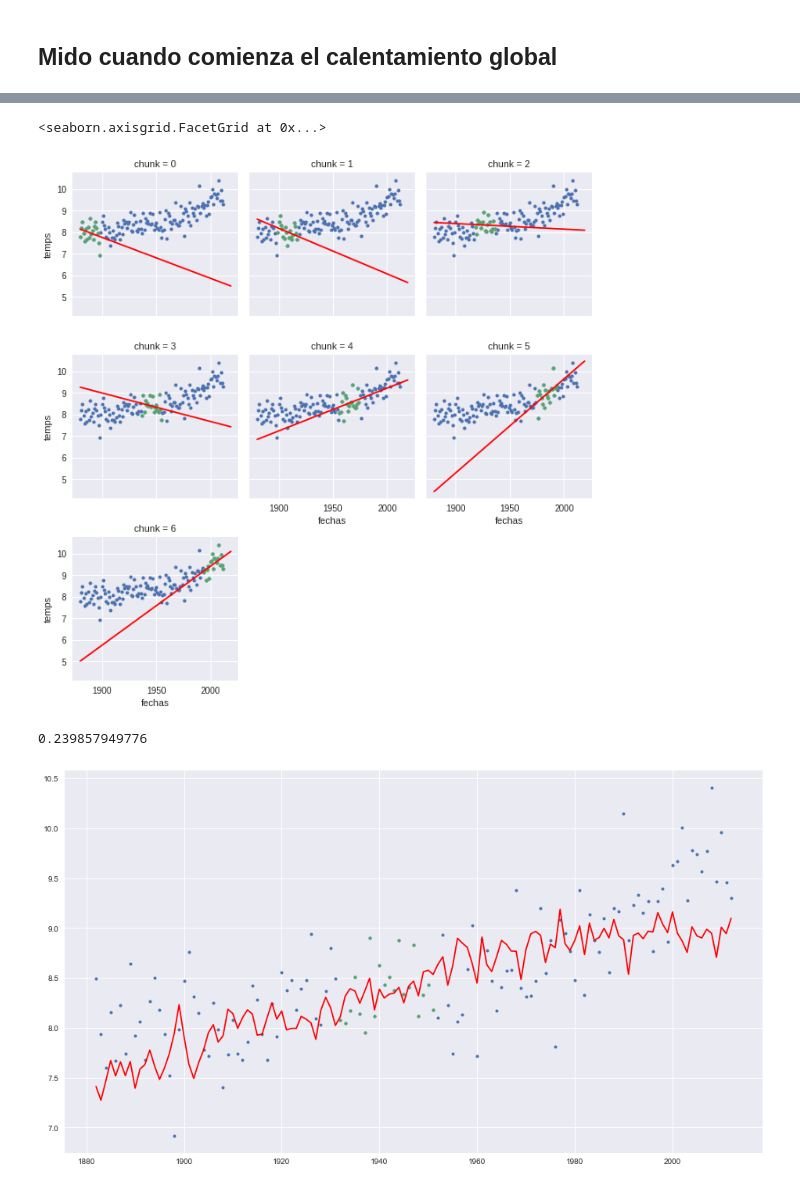
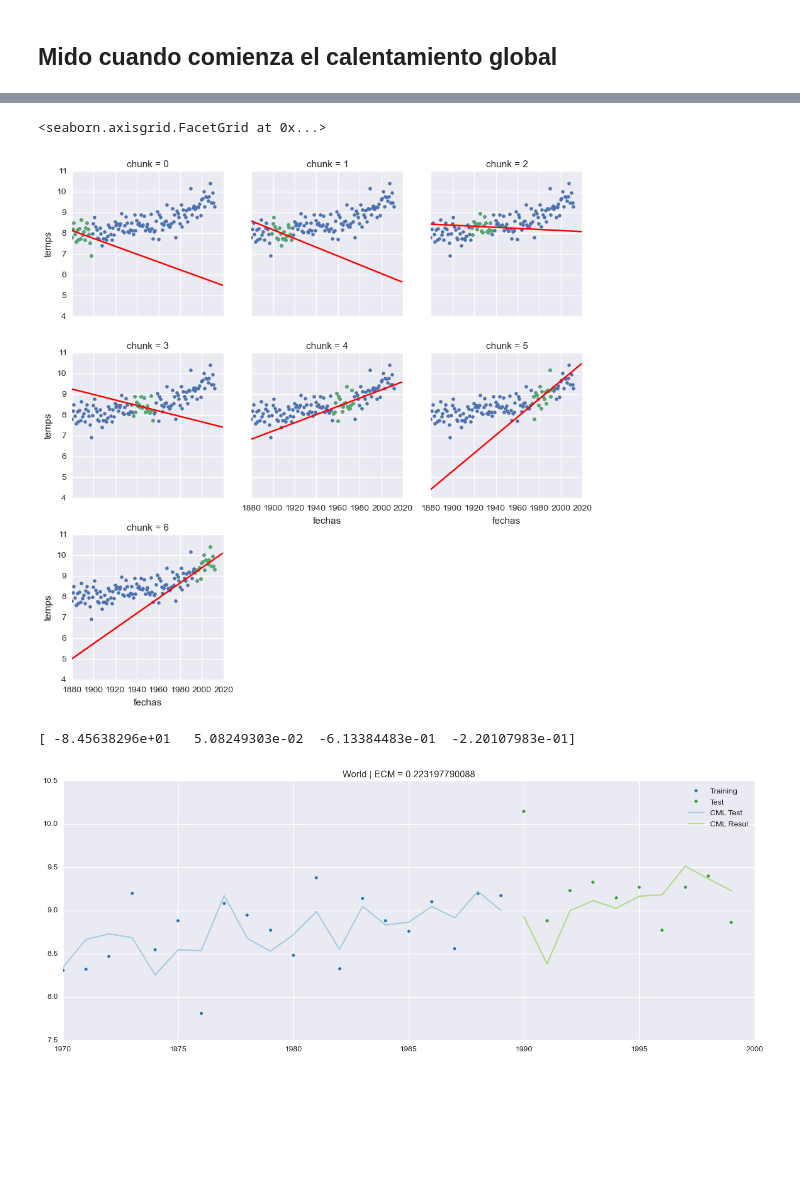
Before and after one commit to smcsicardi/metnum-tp3, a Jupyter notebook: world temperature least squares.ipynb, the cells around one changed output, grey strips where cells are left out. Drawn from its saved outputs; the diff is of its cells as text; code cells hidden in the pictures; blank space fills up the shorter version.

```diff
--- a/world temperature least squares.ipynb
+++ b/world temperature least squares.ipynb
@@ -10,7 +10,7 @@ from scipy import stats
 from math import *
 from util import *
 
-plt.rcParams["figure.figsize"] = (16, 9)
+plt.rcParams["figure.figsize"] = (16, 6)
 # %% [markdown]
 ## Parseo de datos
 # %%
@@ -140,23 +140,41 @@ l = sns.FacetGrid(df3, col="chunk", col_wrap = 3)
 l.map_dataframe(pp, 'fechas', 'temps')
 # %% [output]
 <seaborn.axisgrid.FacetGrid at 0x...>
-[figure, old version]
+[figure, new version]
 # %%
+import math
+
 df = pd.read_csv('data/worldTemperature.csv')
 df['prev1'] = df['temp'].shift(1)
 df['prev2'] = df['temp'].shift(2)
 df = df[2:]
+#df['chunk'] = ((df['year'] - 1882) / 20).apply(lambda x: int(math.floor(x)))
+#df = df[df['chunk'] <= 12]
 
-df_t = df[50:70]
+def lol(offset):
+    df_t = df[df['year'] < offset + 20]
+    df_t = df_t[df_t['year'] >= offset]
 
-xs = df_t[['year', 'prev1', 'prev2']].as_matrix()
-f = cml(lambda x: [1, x[0], x[1], x[2]], xs, df_t['temp'])
-results = list(map(f, df[['year', 'prev1', 'prev2']].as_matrix()))
+    df_r = df[df['year'] >= offset + 20]
+    df_r = df_r[df_r['year'] < offset + 30]
 
-plt.plot(df['year'], df['temp'], 'o', label='Test', markersize=4)
-plt.plot(df_t['year'], df_t['temp'], 'o', label='Training', markersize=4)
-plt.plot(df['year'], results, 'r', label='CML')
-print(ecm(results, df['temp']))
+    xs = df_t[['year', 'prev1', 'prev2']].as_matrix()
+
+    f = cml(lambda x: [1, x[0], x[1], x[2]], xs, df_t['temp'])
+    results_t = list(map(f, df_t[['year', 'prev1', 'prev2']].as_matrix()))
+    results_r = list(map(f, df_r[['year', 'prev1', 'prev2']].as_matrix()))
+
+    plt.plot(df_t['year'], df_t['temp'], 'o', label='Training', markersize=4, color=palette[1])
+    plt.plot(df_r['year'], df_r['temp'], 'o', label='Test', markersize=4, color=palette[3])
+
+    plt.plot(df_t['year'], results_t, 'r', label='CML Test', color=palette[0])
+    plt.plot(df_r['year'], results_r, 'r', label='CML Resul', color=palette[2])
+    plt.legend()
+    ecm_error = ecm(results_r, df_r['temp'])
+    plt.title('{} | ECM = {} '.format('World', ecm_error))
+    plt.show()
+
+lol(1970)
 # %% [output]
-0.239857949776
+[ -8.45638296e+01   5.08249303e-02  -6.13384483e-01  -2.20107983e-01]
-[figure, old version]
+[figure, new version]
```
Also changed, not shown: parts of 5 cells of this notebook, 2 other files.
